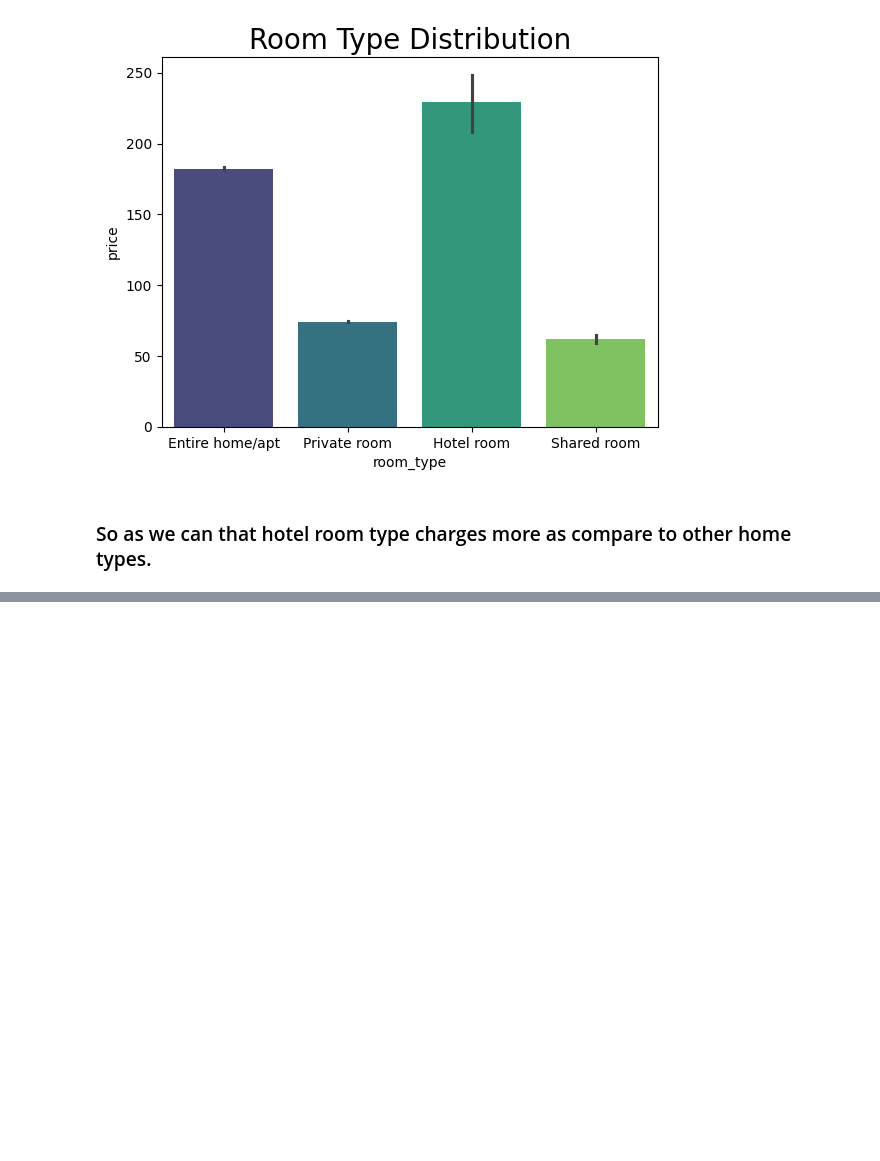
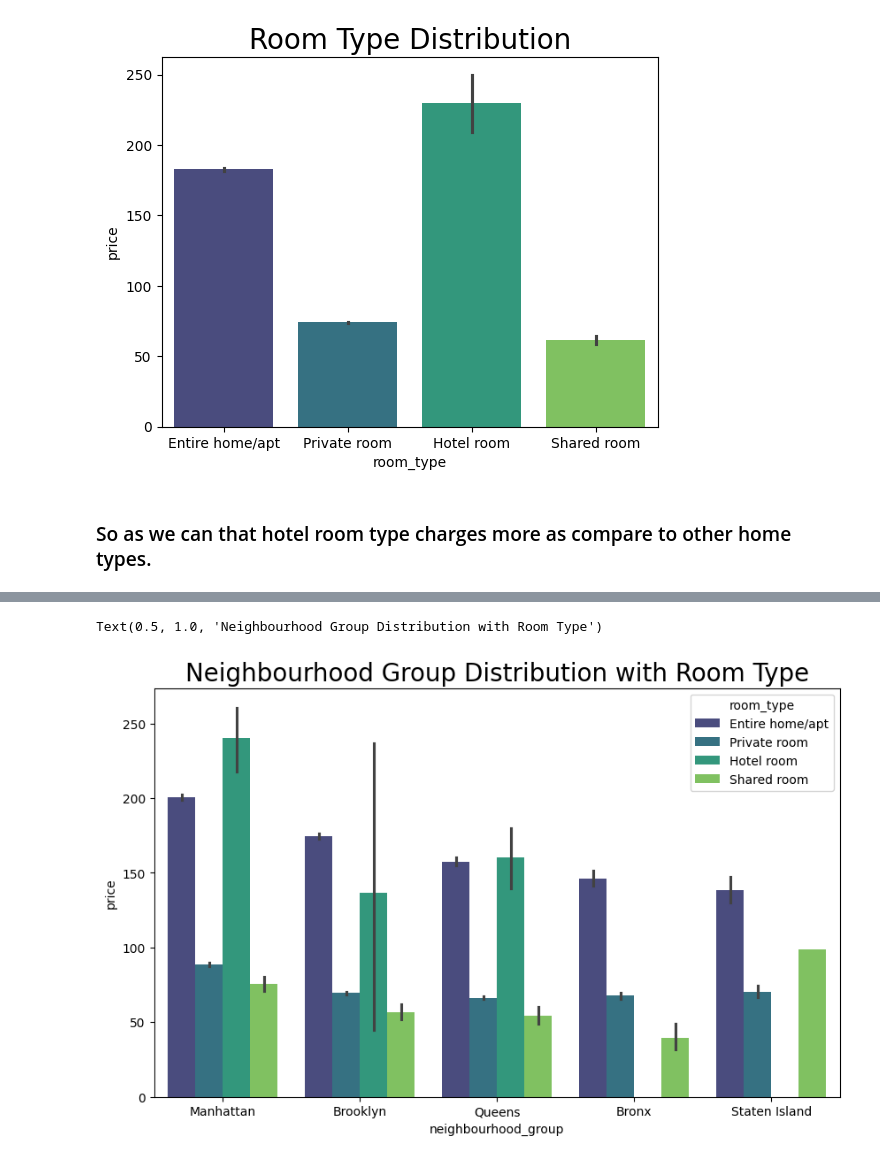
Before and after one commit to Ankit6174/Airbnb-Price-Analysis, a Jupyter notebook: notebooks/exploratory_analysis.ipynb, the cells around one changed output, grey strips where cells are left out. Saved outputs shown, nothing was run; the diff lists cells and outputs as text; code cells hidden in the pictures; blank space fills up the shorter version.

```diff
--- a/notebooks/exploratory_analysis.ipynb
+++ b/notebooks/exploratory_analysis.ipynb
@@ -85,0 +95,7 @@ Text(0.5, 1.0, 'Room Type Distribution')
+# %%
+plt.figure(figsize=(10, 6))
+sns.barplot(x='neighbourhood_group', y='price', hue='room_type', data=data, palette='viridis')
+plt.title('Neighbourhood Group Distribution with Room Type', fontsize=20)
+# %% [output]
+Text(0.5, 1.0, 'Neighbourhood Group Distribution with Room Type')
+[figure, added]
```
Also changed, not shown: parts of 7 cells of this notebook.
